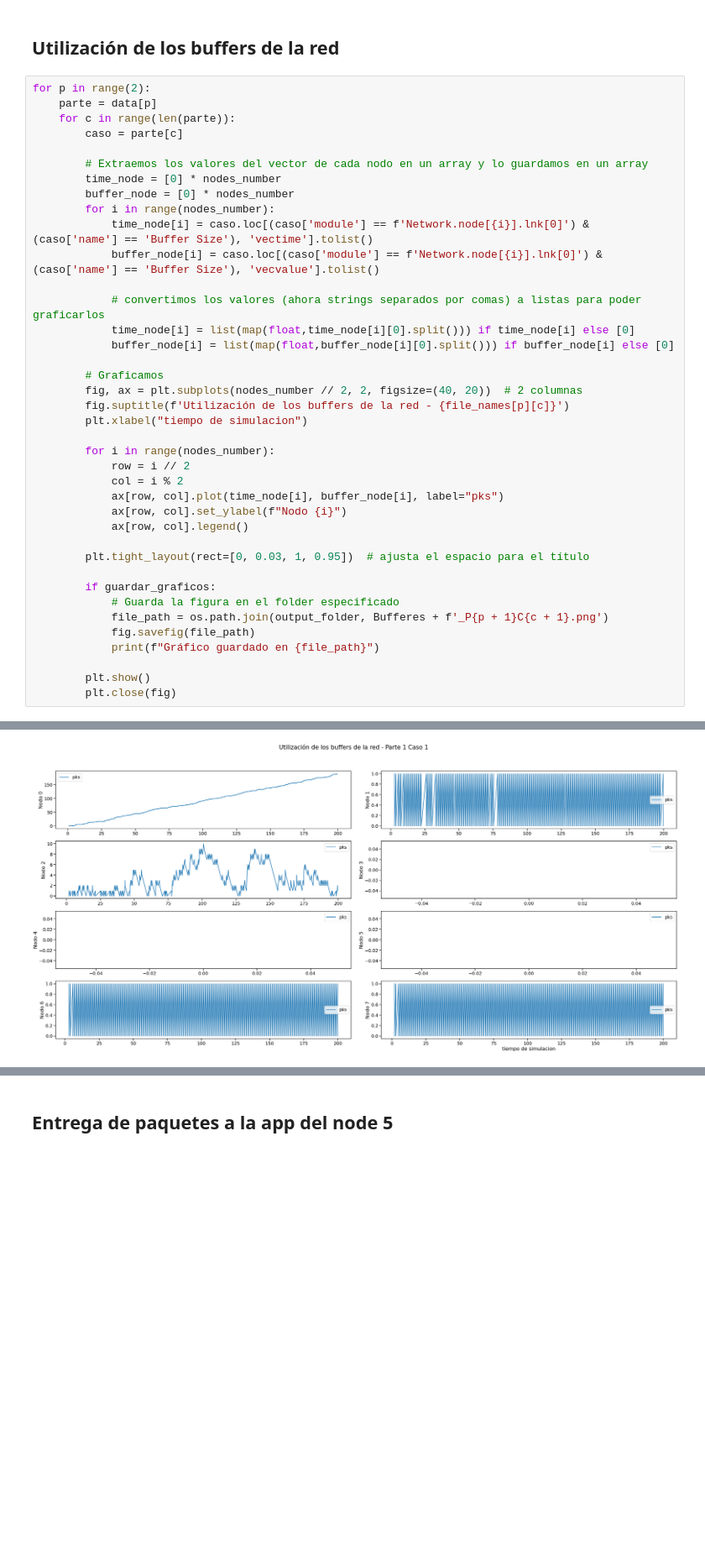
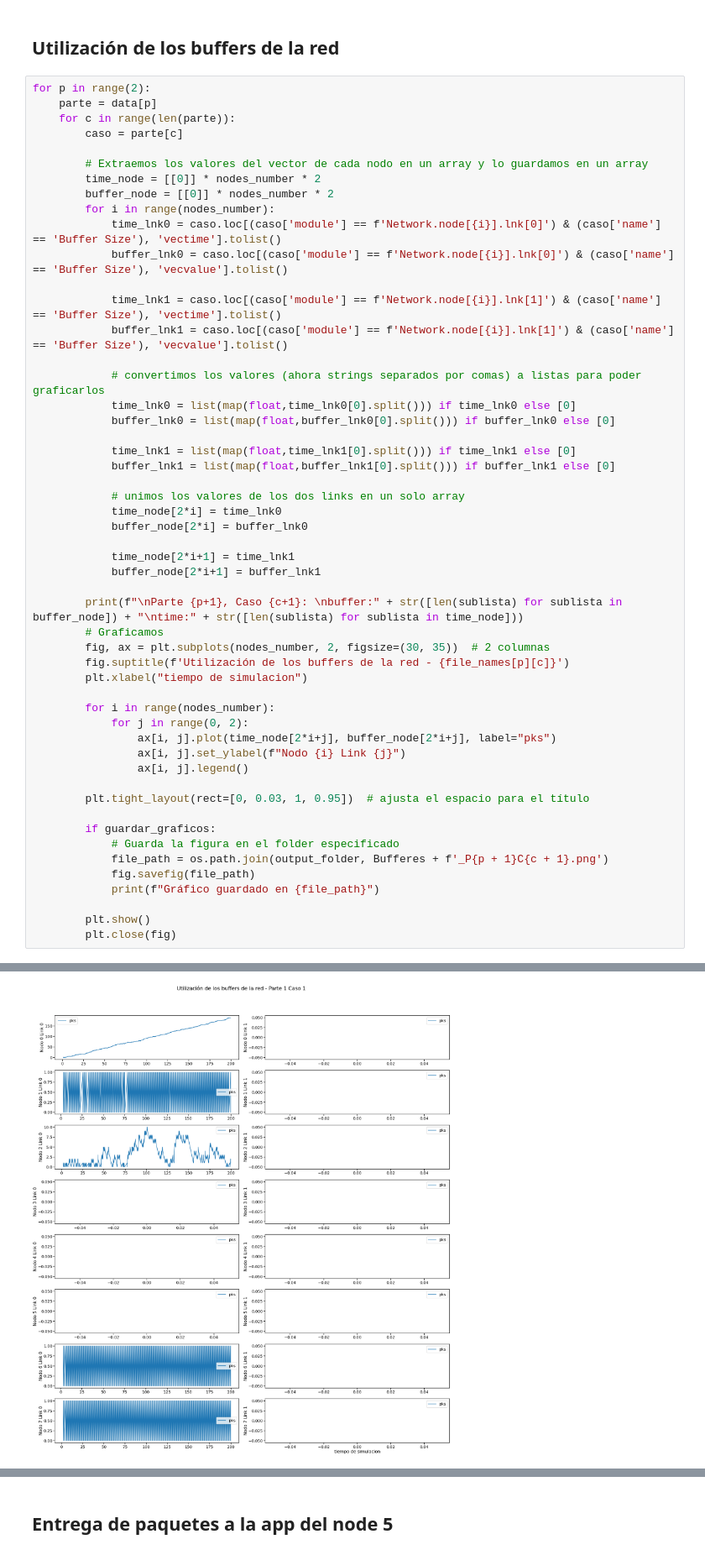
Before and after one commit to Kidmand/Redes-LAB-4, a Jupyter notebook: Graficas, consigna, informe/Notebook-results.ipynb, the cells around one changed output, grey strips where cells are left out. Shown at 84% size. Drawn from its saved outputs; the diff is of its cells as text; blank space fills up the shorter version.

Commit message:
feat: Grafico Buffer lnk0 y lnk1

```diff
--- a/Graficas, consigna, informe/Notebook-results.ipynb
+++ b/Graficas, consigna, informe/Notebook-results.ipynb
@@ -354,27 +354,40 @@ for p in range(2):
         caso = parte[c]
 
         # Extraemos los valores del vector de cada nodo en un array y lo guardamos en un array
-        time_node = [0] * nodes_number
-        buffer_node = [0] * nodes_number
+        time_node = [[0]] * nodes_number * 2
+        buffer_node = [[0]] * nodes_number * 2
         for i in range(nodes_number):
-            time_node[i] = caso.loc[(caso['module'] == f'Network.node[{i}].lnk[0]') & (caso['name'] == 'Buffer Size'), 'vectime'].tolist()
-            buffer_node[i] = caso.loc[(caso['module'] == f'Network.node[{i}].lnk[0]') & (caso['name'] == 'Buffer Size'), 'vecvalue'].tolist()
+            time_lnk0 = caso.loc[(caso['module'] == f'Network.node[{i}].lnk[0]') & (caso['name'] == 'Buffer Size'), 'vectime'].tolist()
+            buffer_lnk0 = caso.loc[(caso['module'] == f'Network.node[{i}].lnk[0]') & (caso['name'] == 'Buffer Size'), 'vecvalue'].tolist()
+
+            time_lnk1 = caso.loc[(caso['module'] == f'Network.node[{i}].lnk[1]') & (caso['name'] == 'Buffer Size'), 'vectime'].tolist()
+            buffer_lnk1 = caso.loc[(caso['module'] == f'Network.node[{i}].lnk[1]') & (caso['name'] == 'Buffer Size'), 'vecvalue'].tolist()
 
             # convertimos los valores (ahora strings separados por comas) a listas para poder graficarlos
-            time_node[i] = list(map(float,time_node[i][0].split())) if time_node[i] else [0]
-            buffer_node[i] = list(map(float,buffer_node[i][0].split())) if buffer_node[i] else [0]
+            time_lnk0 = list(map(float,time_lnk0[0].split())) if time_lnk0 else [0]
+            buffer_lnk0 = list(map(float,buffer_lnk0[0].split())) if buffer_lnk0 else [0]
 
+            time_lnk1 = list(map(float,time_lnk1[0].split())) if time_lnk1 else [0]
+            buffer_lnk1 = list(map(float,buffer_lnk1[0].split())) if buffer_lnk1 else [0]
+
+            # unimos los valores de los dos links en un solo array
+            time_node[2*i] = time_lnk0
+            buffer_node[2*i] = buffer_lnk0
+
+            time_node[2*i+1] = time_lnk1
+            buffer_node[2*i+1] = buffer_lnk1
+
+        print(f"\nParte {p+1}, Caso {c+1}: \nbuffer:" + str([len(sublista) for sublista in buffer_node]) + "\ntime:" + str([len(sublista) for sublista in time_node]))
         # Graficamos
-        fig, ax = plt.subplots(nodes_number // 2, 2, figsize=(40, 20))  # 2 columnas
+        fig, ax = plt.subplots(nodes_number, 2, figsize=(30, 35))  # 2 columnas
         fig.suptitle(f'Utilización de los buffers de la red - {file_names[p][c]}')
         plt.xlabel("tiempo de simulacion")
 
         for i in range(nodes_number):
-            row = i // 2
-            col = i % 2
-            ax[row, col].plot(time_node[i], buffer_node[i], label="pks")
-            ax[row, col].set_ylabel(f"Nodo {i}")
-            ax[row, col].legend()
+            for j in range(0, 2):
+                ax[i, j].plot(time_node[2*i+j], buffer_node[2*i+j], label="pks")
+                ax[i, j].set_ylabel(f"Nodo {i} Link {j}")
+                ax[i, j].legend()
 
         plt.tight_layout(rect=[0, 0.03, 1, 0.95])  # ajusta el espacio para el título
 
@@ -390,2 +406,2 @@ for p in range(2):
 Gráfico guardado en ./IMGs/Bufferes_P1C1.png
-[figure, old version]
+[figure, new version]
```
Also changed, not shown: parts of 2 cells of this notebook, 4 other files.
